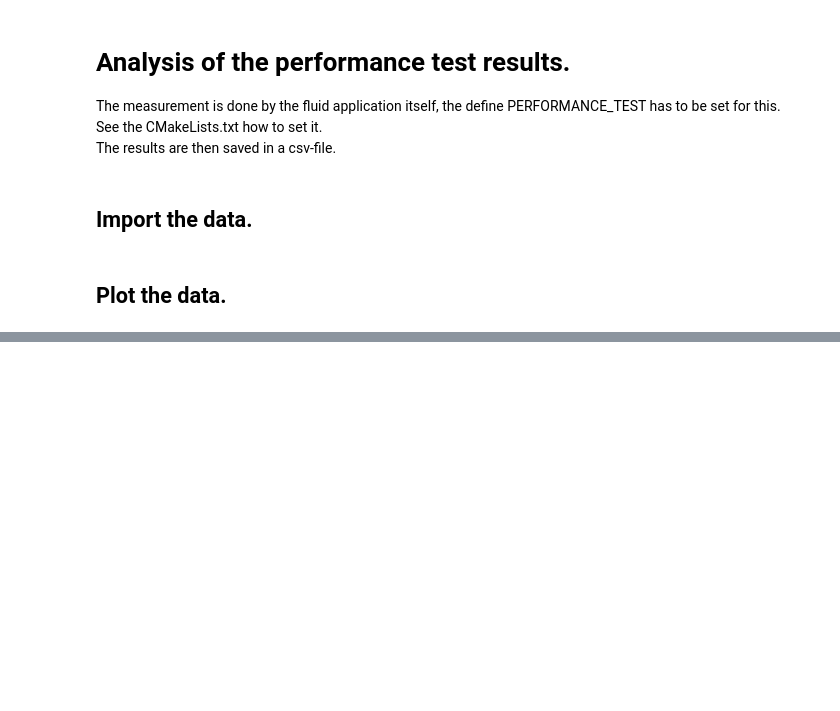
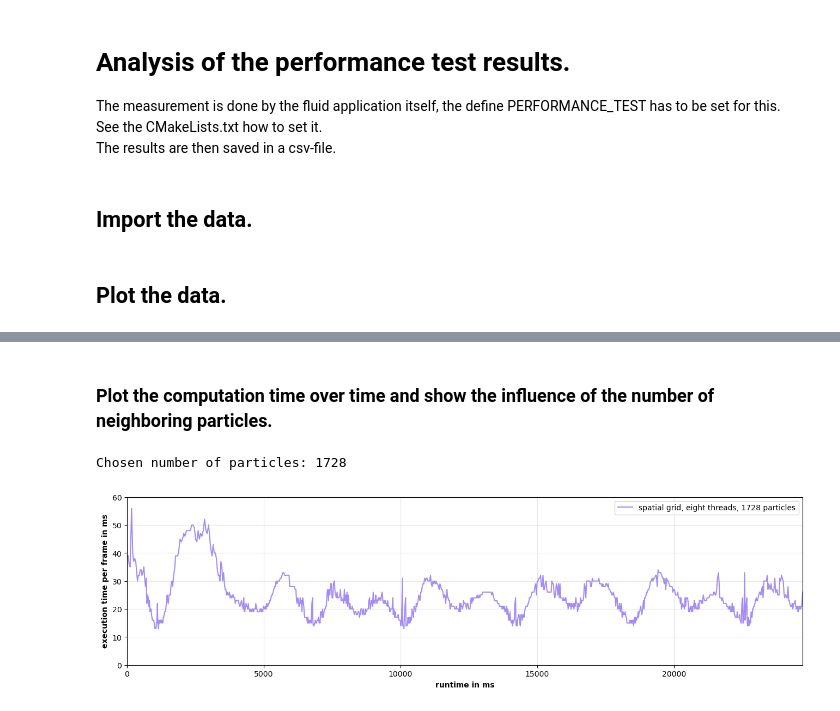
Before and after one commit to startbit96/rtgp-fluid-simulation, a Jupyter notebook: doc/performance_analysis/performance_analysis.ipynb, the cells around one changed output, grey strips where cells are left out. Saved outputs shown, nothing was run; the diff lists cells and outputs as text; code cells hidden in the pictures; blank space fills up the shorter version.

```diff
--- a/doc/performance_analysis/performance_analysis.ipynb
+++ b/doc/performance_analysis/performance_analysis.ipynb
@@ -213,0 +228,27 @@ ax1.legend()
+# %% [markdown]
+### Plot the computation time over time and show the influence of the number of neighboring particles.
+# %%
+fig, ax = plt.subplots(1, 1, figsize=(16,4))
+# Choose the data.
+i_number_of_particles = 3
+print("Chosen number of particles:", number_of_particles[i_number_of_particles])
+computation_time_brute_force = df_collection_brute_force_eight_threads[i_number_of_particles]["execution_times"][
+    df_collection_brute_force_eight_threads[i_number_of_particles]["function"] == "total execution time"].values[0]
+computation_time_spatial_grid = df_collection_spatial_grid_eight_threads[i_number_of_particles]["execution_times"][
+    df_collection_spatial_grid_eight_threads[i_number_of_particles]["function"] == "total execution time"].values[0]
+ax.plot(computation_time_spatial_grid.cumsum(), computation_time_spatial_grid,
+        label="spatial grid, eight threads, " + str(number_of_particles[i_number_of_particles]) + " particles",
+        c=clrs[3])
+
+ax.set_xlabel("runtime in ms", weight=label_weight)
+ax.set_ylabel("execution time per frame in ms", weight=label_weight)
+ax.set_xlim([0, max(computation_time_spatial_grid.cumsum())])
+ax.set_ylim([0, 60])
+grid_alpha = 0.3
+ax.grid(alpha=grid_alpha)
+ax.legend()
+plt.show()
+fig.savefig("./execution_time_over_time.png", bbox_inches="tight")
+# %% [output]
+Chosen number of particles: 1728
+[figure, added]
```
Also changed, not shown: parts of 4 cells of this notebook, 3 other files.
